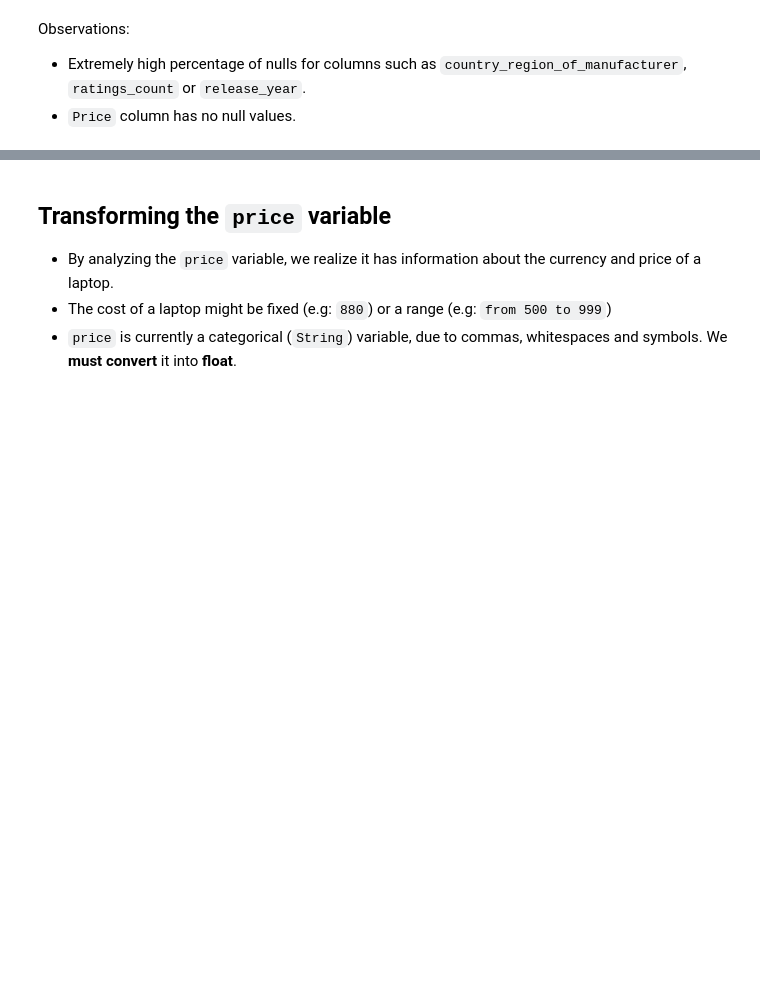
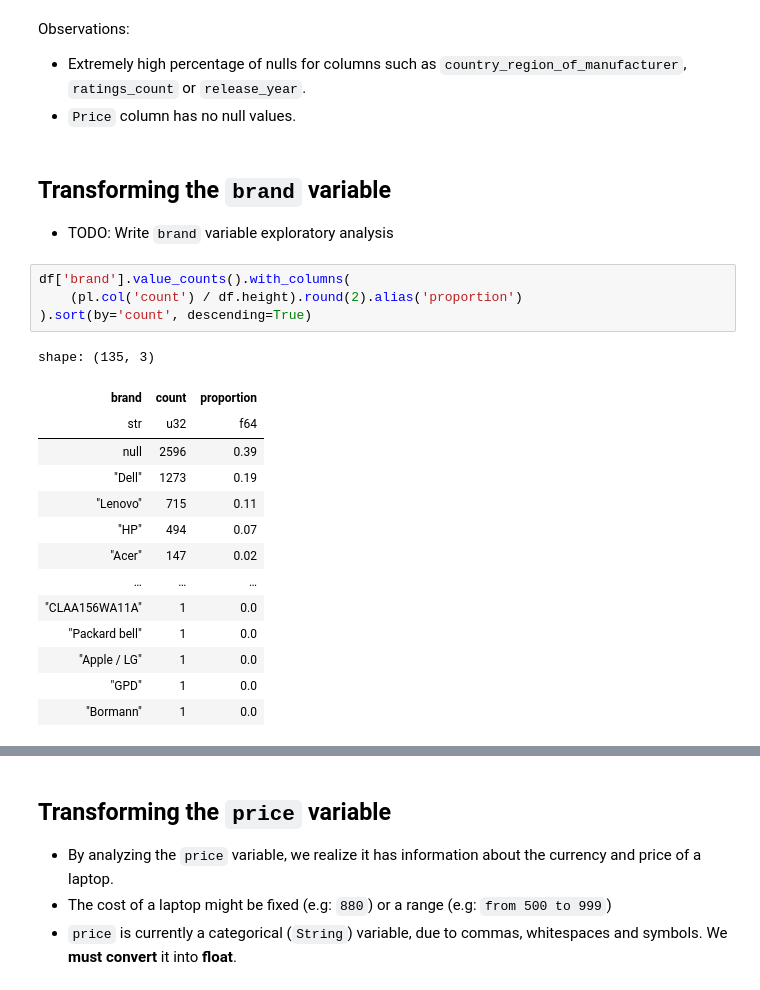
Before and after one commit to jxareas/laptop-price-catboost, a Jupyter notebook: notebooks/laptop_data_cleansing.ipynb, the cells around one changed output, grey strips where cells are left out. Saved outputs shown, nothing was run; the diff lists cells and outputs as text; blank space fills up the shorter version.

```diff
--- a/notebooks/laptop_data_cleansing.ipynb
+++ b/notebooks/laptop_data_cleansing.ipynb
@@ -119,3 +117,25 @@ Observations:
 
 - Extremely high percentage of nulls for columns such as `country_region_of_manufacturer`, `ratings_count` or `release_year`.
 - `Price` column has no null values.
+# %% [markdown]
+## Transforming the `brand` variable
+- TODO: Write `brand` variable exploratory analysis
+# %%
+df['brand'].value_counts().with_columns(
+    (pl.col('count') / df.height).round(2).alias('proportion')
+).sort(by='count', descending=True)
+# %% [output]
+shape: (135, 3)
+| brand | count | proportion |
+| str | u32 | f64 |
+| null | 2596 | 0.39 |
+| "Dell" | 1273 | 0.19 |
+| "Lenovo" | 715 | 0.11 |
+| "HP" | 494 | 0.07 |
+| "Acer" | 147 | 0.02 |
+| … | … | … |
+| "CLAA156WA11A" | 1 | 0.0 |
+| "Packard bell" | 1 | 0.0 |
+| "Apple / LG" | 1 | 0.0 |
+| "GPD" | 1 | 0.0 |
+| "Bormann" | 1 | 0.0 |
```
Also changed, not shown: parts of 15 cells of this notebook, 1 other file.
